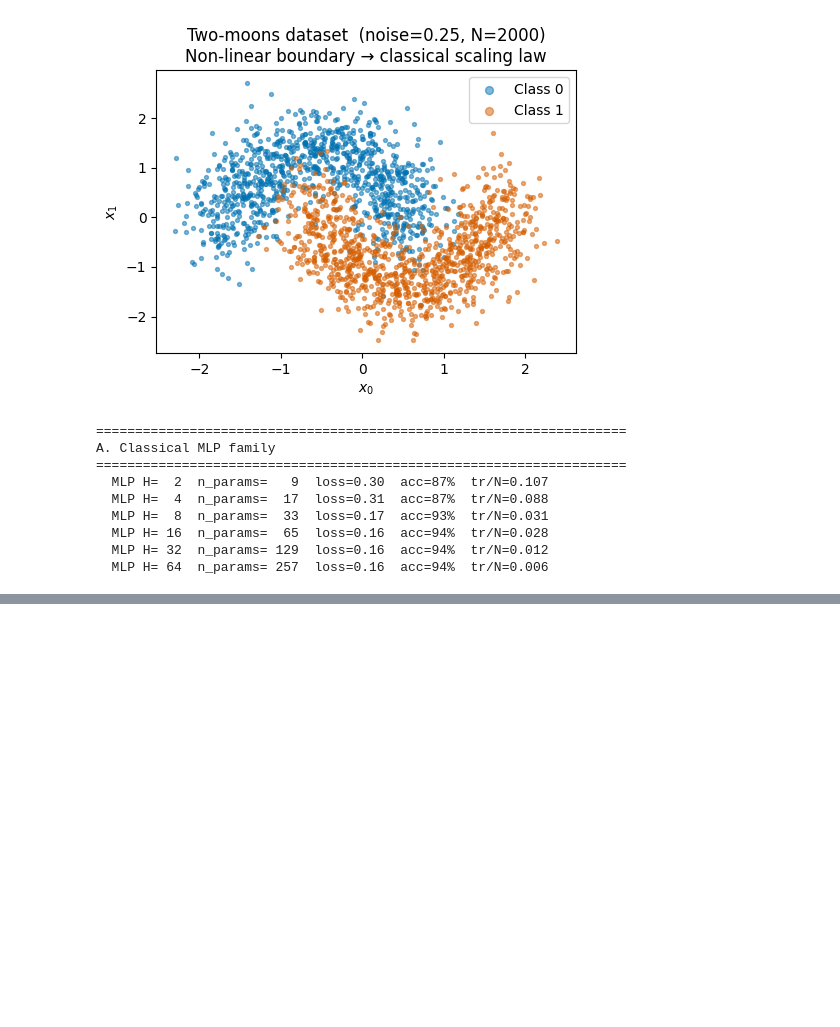
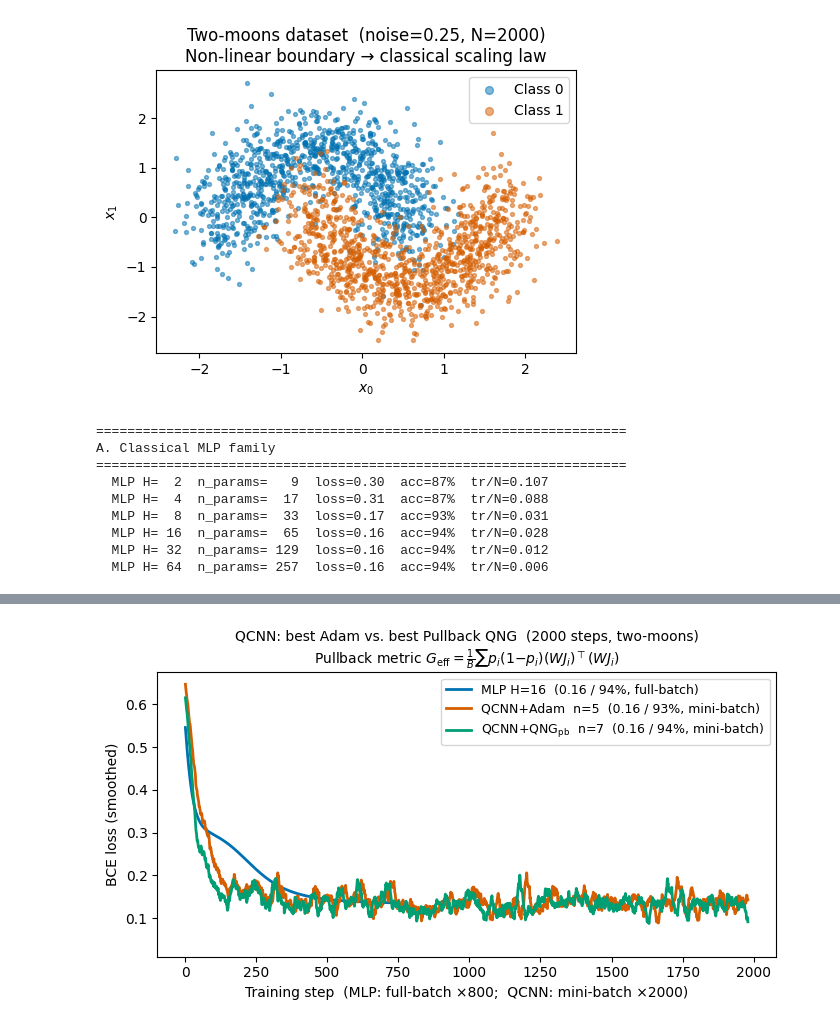
Before and after one commit to rdisipio/qLM-fisher, a Jupyter notebook: exp4_notebook.ipynb, the cells around one changed output, grey strips where cells are left out. Saved outputs shown, nothing was run; the diff lists cells and outputs as text; code cells hidden in the pictures; blank space fills up the shorter version.

```diff
--- a/exp4_notebook.ipynb
+++ b/exp4_notebook.ipynb
@@ -179,31 +181,33 @@ QNG_RANGE = exp4.QNG_RANGE
 adam_by_n = {r["n_qubits"]: r for r in adam_res if r["n_qubits"] in QNG_RANGE}
 pb_by_n   = {r["n_qubits"]: r for r in pb_res}
 
 best_adam = min(adam_by_n.values(), key=lambda r: r["test_loss"])
 best_pb   = min(pb_by_n.values(),   key=lambda r: r["test_loss"])
 best_mlp  = min(c_res, key=lambda r: r["test_loss"])
 
 fig, ax = plt.subplots(figsize=(7, 4))
 ax.set_title(
     f"QCNN: best Adam vs. best Pullback QNG  ({exp4.N_STEPS_Q} steps, two-moons)\n"
     r"Pullback metric $G_\mathrm{eff} = \frac{1}{B}\sum p_i(1{-}p_i)(WJ_i)^\top(WJ_i)$",
     fontsize=10,
 )
 
 for res, col, lbl in [
     (best_mlp,  PAL["c"],
      f"MLP H={best_mlp['h']}  ({best_mlp['test_loss']:.2f} / {best_mlp['test_acc']:.0%}, full-batch)"),
     (best_adam, PAL["adam"],
      f"QCNN+Adam  n={best_adam['n_qubits']}  ({best_adam['test_loss']:.2f} / {best_adam['test_acc']:.0%}, mini-batch)"),
     (best_pb,   PAL["pb"],
      f"QCNN+QNG$_{{\\rm pb}}$  n={best_pb['n_qubits']}  ({best_pb['test_loss']:.2f} / {best_pb['test_acc']:.0%}, mini-batch)"),
 ]:
     s = smooth(res["losses"])
     ax.plot(s, color=col, lw=2, label=lbl)
 
 ax.set_xlabel(f"Training step  (MLP: full-batch ×{exp4.N_STEPS_C};  QCNN: mini-batch ×{exp4.N_STEPS_Q})")
 ax.set_ylabel("BCE loss (smoothed)")
 ax.legend(fontsize=9, loc="upper right")
-ax.set_ylim(bottom=0.1)
+ax.set_ylim(bottom=0.01)
 plt.tight_layout()
 fig
+# %% [output]
+[figure, added]
```
Also changed, not shown: parts of 4 cells of this notebook.
